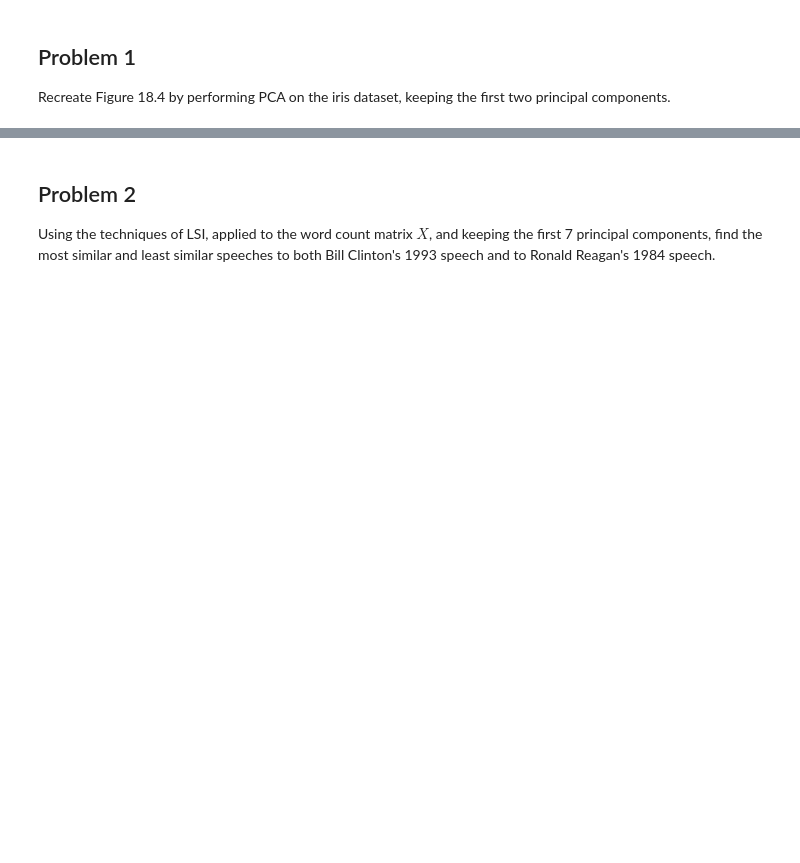
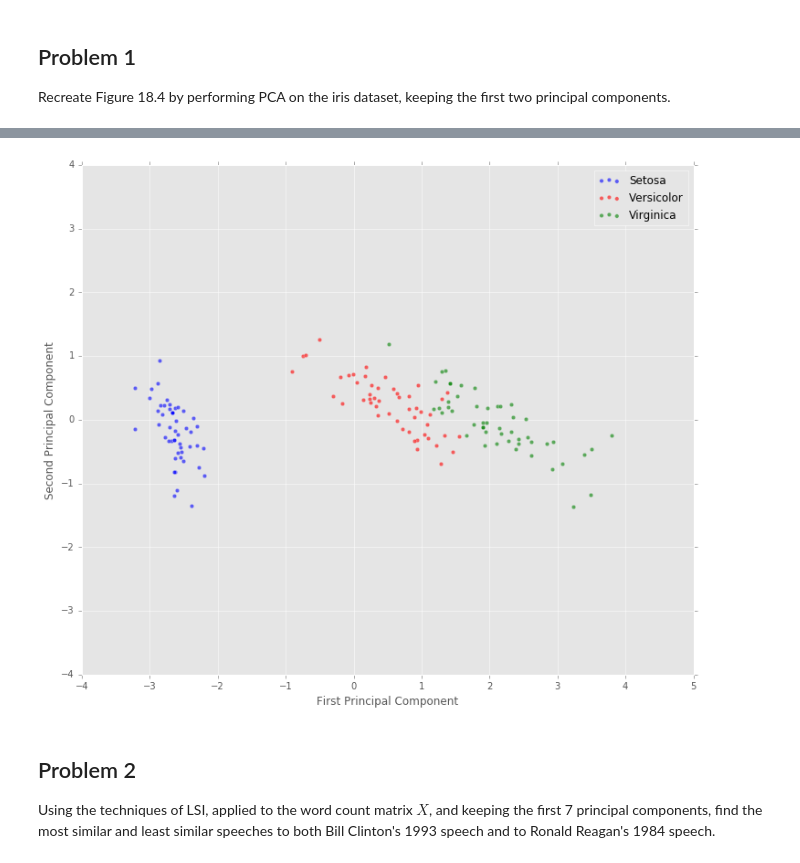
Before and after one commit to mattschaelling/acme_vol3, a Jupyter notebook: PCA_LSI/pca_lsi.ipynb, the cells around one changed output, grey strips where cells are left out. Cells and saved outputs as stored; diff of their text form; code cells hidden in the pictures; blank space fills up the shorter version.

```diff
--- a/PCA_LSI/pca_lsi.ipynb
+++ b/PCA_LSI/pca_lsi.ipynb
@@ -9,7 +9,7 @@ from scipy import linalg as la
 from collections import Counter
 from matplotlib import pyplot as plt
 from scipy.sparse import linalg as spla
-
+plt.style.use('ggplot')
 %matplotlib inline
 # %%
 plt.rcParams["figure.dpi"] = 300
@@ -26,3 +28,16 @@ S**2/(S**2).sum() # variance percentages
+# %%
+Yhat = Y.dot(VT.T[:,:2])
+plt.figure(figsize=(12,10))
+plt.scatter(Yhat[:,0][iris.target==0], Yhat[:,1][iris.target==0], c='b', alpha=.6, label='Setosa')
+plt.scatter(Yhat[:,0][iris.target==1], Yhat[:,1][iris.target==1], c='r', alpha=.6, label='Versicolor')
+plt.scatter(Yhat[:,0][iris.target==2], Yhat[:,1][iris.target==2], c='g', alpha=.6, label='Virginica')
+plt.legend()
+plt.xlabel('First Principal Component')
+plt.ylabel('Second Principal Component')
+plt.ylim((-4,4))
+plt.show()
+# %% [output]
+[figure, added]
 # %% [markdown]
 ## Problem 2
 
```
Also changed, not shown: parts of 8 cells of this notebook.
